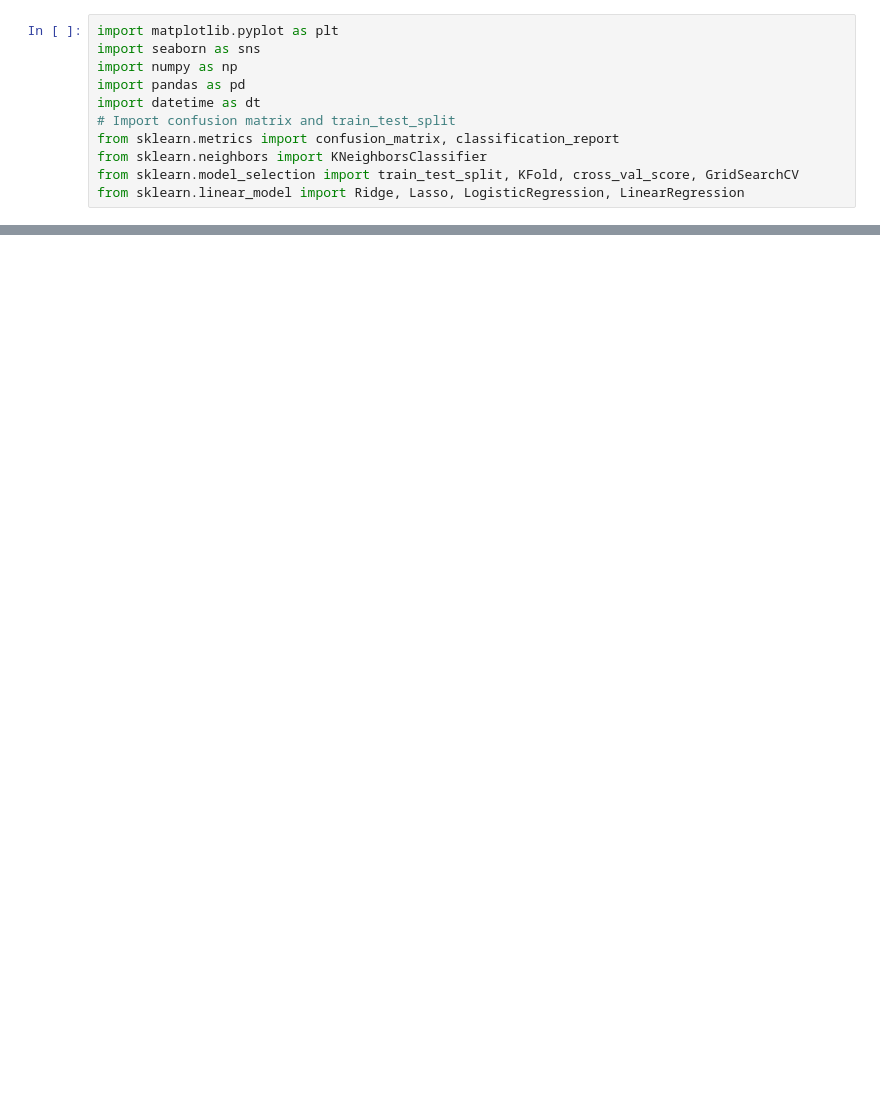
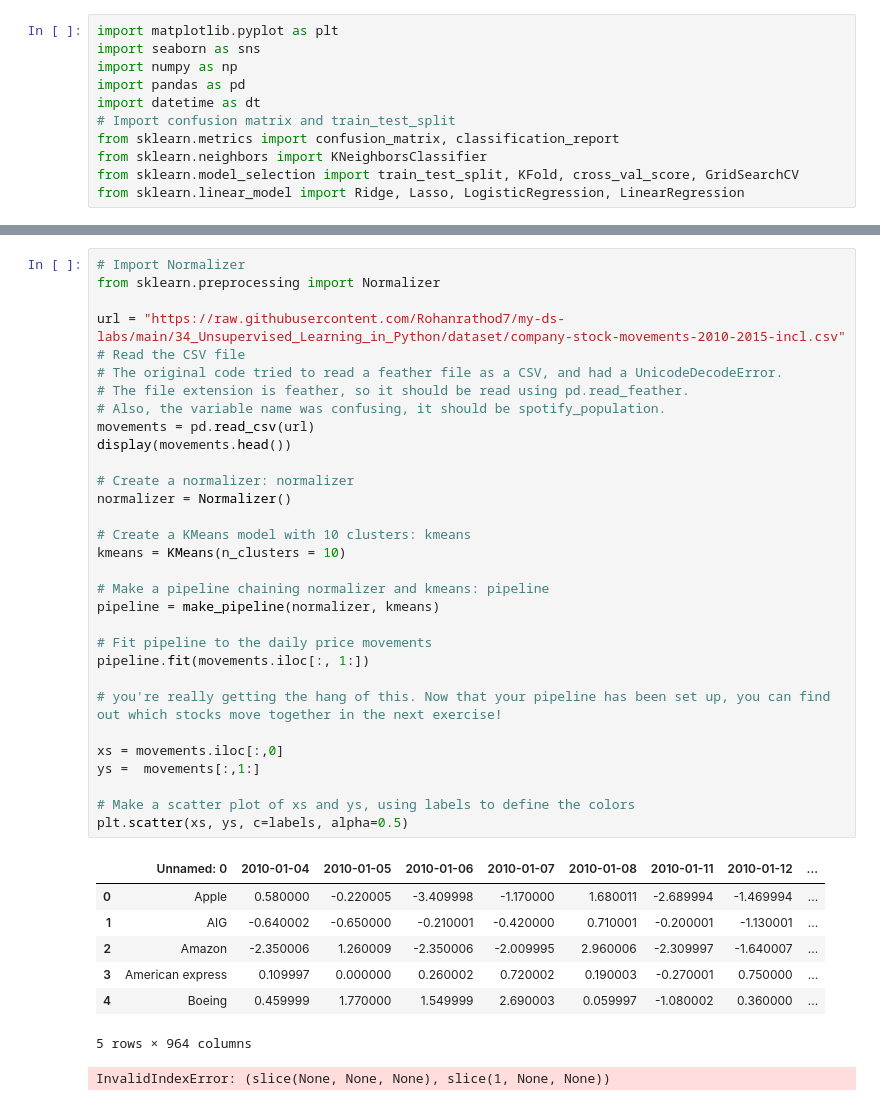
Before and after one commit to Rohanrathod7/my-ds-labs, a Jupyter notebook: 34_Unsupervised_Learning_in_Python/01_Clustering_for_Dataset_Exploration.ipynb, the cells around one changed output, grey strips where cells are left out. Saved outputs shown, nothing was run; the diff lists cells and outputs as text; blank space fills up the shorter version.

```diff
--- a/34_Unsupervised_Learning_in_Python/01_Clustering_for_Dataset_Exploration.ipynb
+++ b/34_Unsupervised_Learning_in_Python/01_Clustering_for_Dataset_Exploration.ipynb
@@ -440,0 +976,40 @@ Tuned Logistic Regression Parameters: {'logreg__C': np.float64(1.0), 'logreg__so
+# %%
+# Import Normalizer
+from sklearn.preprocessing import Normalizer
+
+url = "https://raw.githubusercontent.com/Rohanrathod7/my-ds-labs/main/34_Unsupervised_Learning_in_Python/dataset/company-stock-movements-2010-2015-incl.csv"
+# Read the CSV file
+# The original code tried to read a feather file as a CSV, and had a UnicodeDecodeError.
+# The file extension is feather, so it should be read using pd.read_feather.
+# Also, the variable name was confusing, it should be spotify_population.
+movements = pd.read_csv(url)
+display(movements.head())
+
+# Create a normalizer: normalizer
+normalizer = Normalizer()
+
+# Create a KMeans model with 10 clusters: kmeans
+kmeans = KMeans(n_clusters = 10)
+
+# Make a pipeline chaining normalizer and kmeans: pipeline
+pipeline = make_pipeline(normalizer, kmeans)
+
+# Fit pipeline to the daily price movements
+pipeline.fit(movements.iloc[:, 1:])
+
+# you're really getting the hang of this. Now that your pipeline has been set up, you can find out which stocks move together in the next exercise!
+
+xs = movements.iloc[:,0]
+ys =  movements[:,1:]
+
+# Make a scatter plot of xs and ys, using labels to define the colors
+plt.scatter(xs, ys, c=labels, alpha=0.5)
+# %% [output]
+|  | Unnamed: 0 | 2010-01-04 | 2010-01-05 | 2010-01-06 | 2010-01-07 | 2010-01-08 | 2010-01-11 | 2010-01-12 | ... |
+| 0 | Apple | 0.580000 | -0.220005 | -3.409998 | -1.170000 | 1.680011 | -2.689994 | -1.469994 | ... |
+| 1 | AIG | -0.640002 | -0.650000 | -0.210001 | -0.420000 | 0.710001 | -0.200001 | -1.130001 | ... |
+| 2 | Amazon | -2.350006 | 1.260009 | -2.350006 | -2.009995 | 2.960006 | -2.309997 | -1.640007 | ... |
+| 3 | American express | 0.109997 | 0.000000 | 0.260002 | 0.720002 | 0.190003 | -0.270001 | 0.750000 | ... |
+| 4 | Boeing | 0.459999 | 1.770000 | 1.549999 | 2.690003 | 0.059997 | -1.080002 | 0.360000 | ... |
+5 rows × 964 columns
+InvalidIndexError: (slice(None, None, None), slice(1, None, None))
```
Also changed, not shown: parts of 54 cells of this notebook.
